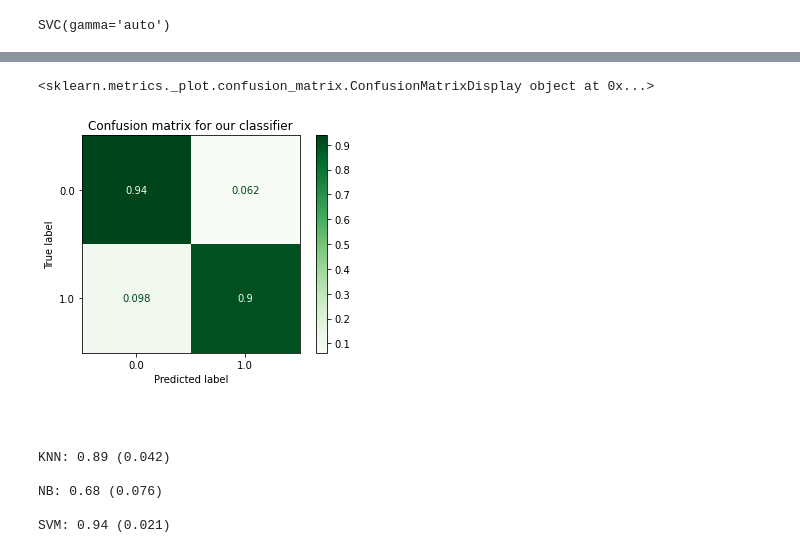
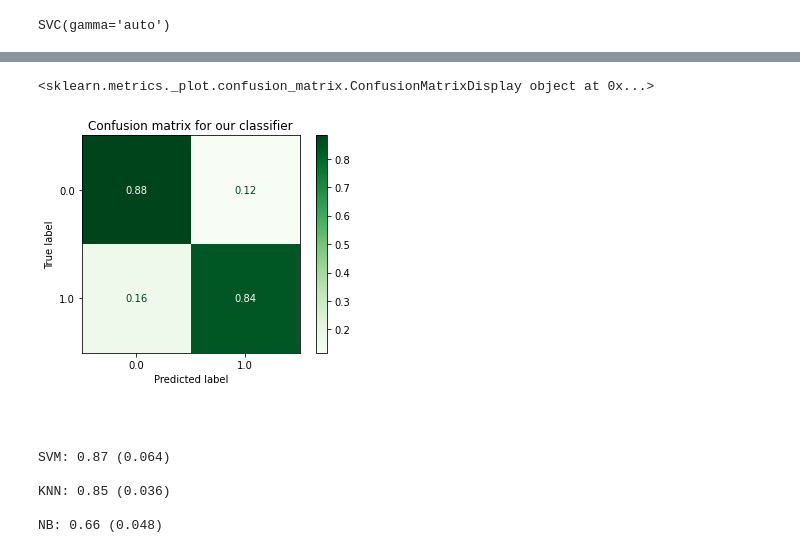
Before and after one commit to NizarMaarouf/Final_Project_Ruppin_Nizar, a Jupyter notebook: Python_Files/IPYNB/04/plot_classifier_comparison.ipynb, the cells around one changed output, grey strips where cells are left out. Cells and saved outputs as stored; diff of their text form; code cells hidden in the pictures.

```diff
--- a/Python_Files/IPYNB/04/plot_classifier_comparison.ipynb
+++ b/Python_Files/IPYNB/04/plot_classifier_comparison.ipynb
@@ -406,27 +408,27 @@ weighted avg       0.92      0.92      0.92       125
 # %%
 from sklearn.metrics import plot_confusion_matrix
 from sklearn import svm
 import numpy as np    # linear algebra
 import pandas as pd   # data processing, CSV file I/O (e.g. pd.read_csv)
 import sys
 import scipy
 import matplotlib
 import sklearn
 from mlxtend.plotting import plot_decision_regions
-data = pd.read_csv (r'C:\Users\nizar.maarouf\Desktop\project2021\Arabic_Words.csv').head(376)
+data = pd.read_csv (r'C:\Users\nizar.maarouf\Desktop\Final_Progect_Ruppin\CSV_Files\Arabic_Words10.csv').head(450)
 data.drop("Word", inplace = True, axis=1)
 y = data['Outcome'].values
 x = data.drop(["Outcome"], axis = 1)
-x_train, x_test, y_train, y_test = train_test_split(x, y, test_size = 0.33, random_state = 252)
+x_train, x_test, y_train, y_test = train_test_split(x, y, test_size = 0.3, random_state = 450)
 vsm_model = svm.SVC(gamma="auto")
 vsm_model.fit(x_train, y_train)
 matrix = plot_confusion_matrix(vsm_model, x_test, y_test,cmap=plt.cm.Greens,normalize='true')
 plt.title('Confusion matrix for our classifier')
 print(matrix)
 # plt.show()
 # %% [output]
 <sklearn.metrics._plot.confusion_matrix.ConfusionMatrixDisplay object at 0x...>
-[figure, old version]
+[figure, new version]
 # %%
 # len(x),(y)
 # %% [markdown]
@@ -452,7 +454,7 @@ from sklearn.naive_bayes import MultinomialNB
 from sklearn.model_selection import StratifiedKFold
 
 scoring= 'accuracy'
-data = pd.read_csv (r'C:\Users\nizar.maarouf\Desktop\project2021\Arabic_Words.csv').head(376)
+data = pd.read_csv (r'C:\Users\nizar.maarouf\Desktop\Final_Progect_Ruppin\CSV_Files\Arabic_Words10.csv').head(450)
 data.drop("Word", inplace = True, axis=1)
 y = data['Outcome'].values
 x = data.drop(["Outcome"], axis = 1)
@@ -460,9 +462,11 @@ x_train, x_test, y_train, y_test = train_test_split(x, y, test_size = None, rand
 models= []
 # models.append(('LR', LogisticRegression()))
 # models.append(('RF', RandomForestClassifier()))
+
+models.append(('SVM', SVC(gamma='auto')))
 models.append(('KNN', KNeighborsClassifier(n_neighbors=8)))
 models.append(('NB', MultinomialNB()))
-models.append(('SVM', SVC(gamma='auto')))
+
 results = []
 names = []
 for name, model in models:
@@ -473,11 +477,11 @@ for name, model in models:
     msg = '%s: %.2f (%.3f)' % (name, cv_results.mean(), cv_results.std())
     print('\n' + msg)
 # %% [output]
-KNN: 0.89 (0.042)
+SVM: 0.87 (0.064)
 
-NB: 0.68 (0.076)
+KNN: 0.85 (0.036)
 
-SVM: 0.94 (0.021)
+NB: 0.66 (0.048)
 # %%
 #comparing algorithms
 fig = plt.figure()
```
Also changed, not shown: parts of 19 cells of this notebook, 14 other files.
